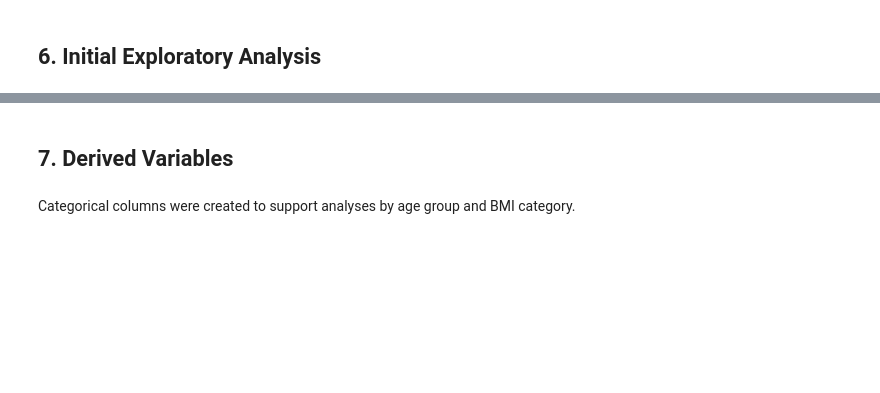
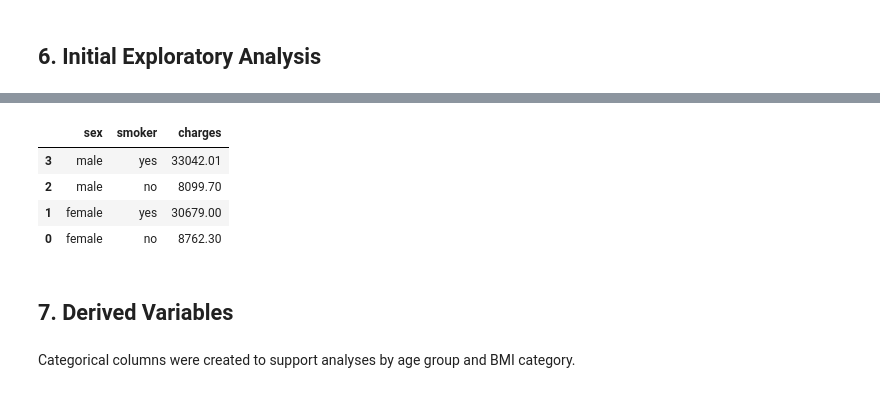
Before and after one commit to pedrotiburcio/medical-cost-analysis, a Jupyter notebook: notebooks/medical_cost_analysis.ipynb, the cells around one changed output, grey strips where cells are left out. Cells and saved outputs as stored; diff of their text form; code cells hidden in the pictures; blank space fills up the shorter version.

```diff
--- a/notebooks/medical_cost_analysis.ipynb
+++ b/notebooks/medical_cost_analysis.ipynb
@@ -71,6 +149,12 @@ df.groupby('children', as_index=False)['charges'].mean().round(2).sort_values(by
 # %%
 # Average medical cost by sex and smoker
-df.groupby(['sex', 'smoker'], as_index=False)['charges'].mean().round(2).sort_values(by=["sex", "smoker"], ascending=False)
+df.groupby(['sex', 'smoker'], as_index=False, observed=False)['charges'].mean().round(2).sort_values(by=["sex", "smoker"], ascending=False)
+# %% [output]
+|  | sex | smoker | charges |
+| 3 | male | yes | 33042.01 |
+| 2 | male | no | 8099.70 |
+| 1 | female | yes | 30679.00 |
+| 0 | female | no | 8762.30 |
 # %% [markdown]
 ## 7. Derived Variables
 # %% [markdown]
```
Also changed, not shown: parts of 27 cells of this notebook.
